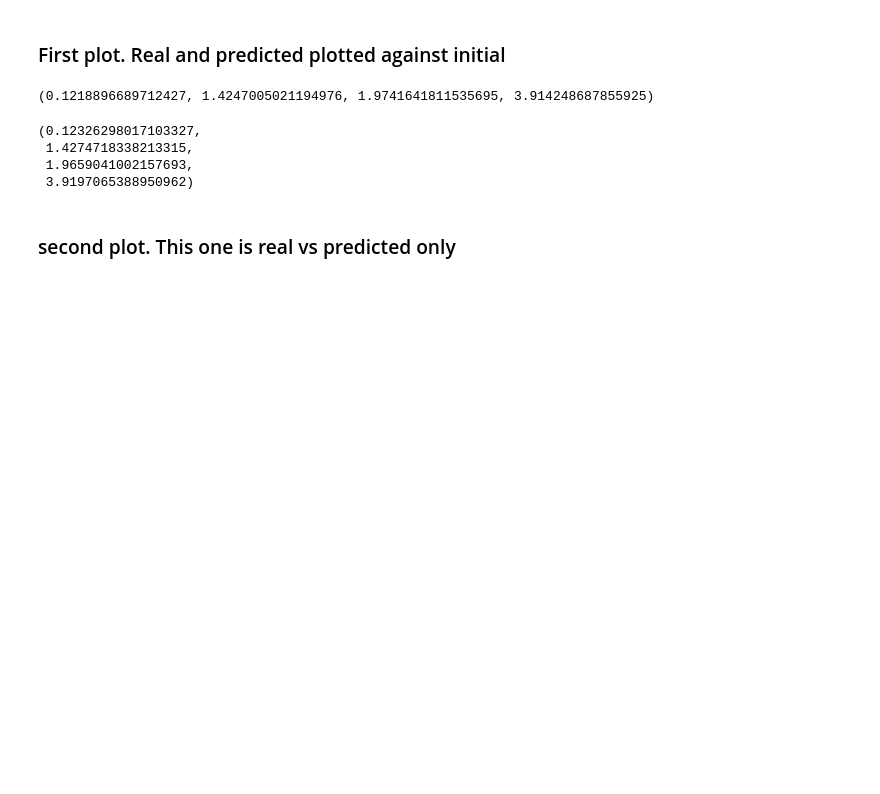
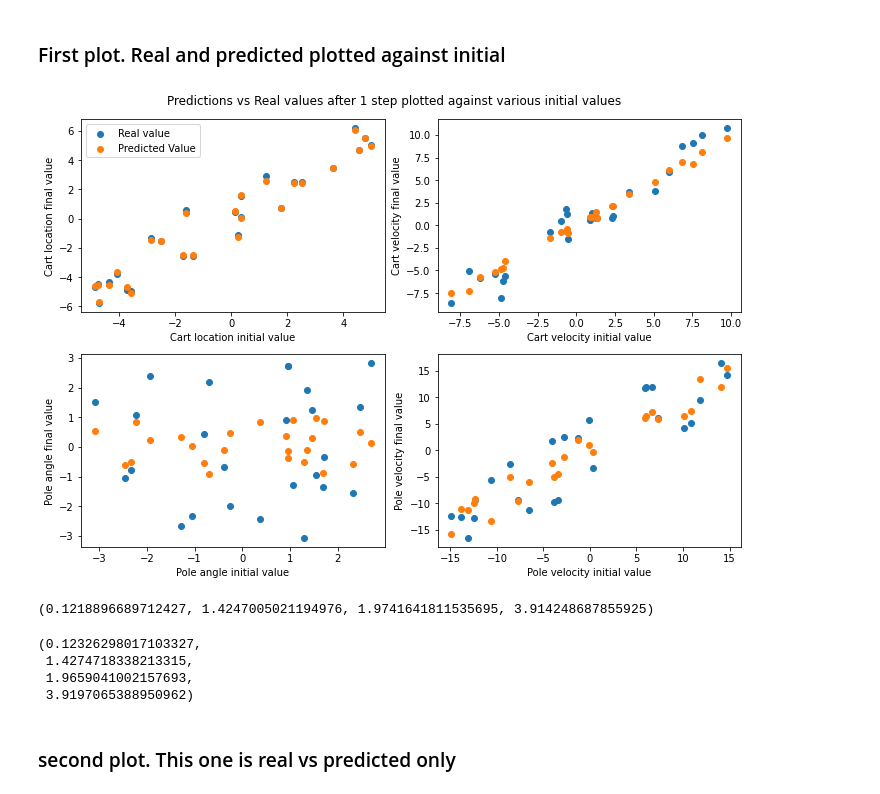
Before and after one commit to aditya-jain7/SF3, a Jupyter notebook: task_1_aj563_sf3_code.ipynb, the cells around one changed output. Saved outputs shown, nothing was run; the diff lists cells and outputs as text; code cells hidden in the pictures; blank space fills up the shorter version.

```diff
--- a/task_1_aj563_sf3_code.ipynb
+++ b/task_1_aj563_sf3_code.ipynb
@@ -446,7 +444,9 @@ def vertical_plot(input,next_step,pred_next_step):
     fig.suptitle('Predictions vs Real values after 1 step plotted against various initial values')
     fig.tight_layout()
 # %%
-#vertical_plot(test_x,test_y+test_x,m+test_x)
+vertical_plot(test_x,test_y+test_x,m+test_x)
+# %% [output]
+[figure, added]
 # %%
 def rmse_calc(A,B):
     squared = (A-B)**2
```
Also changed, not shown: parts of 28 cells of this notebook.
